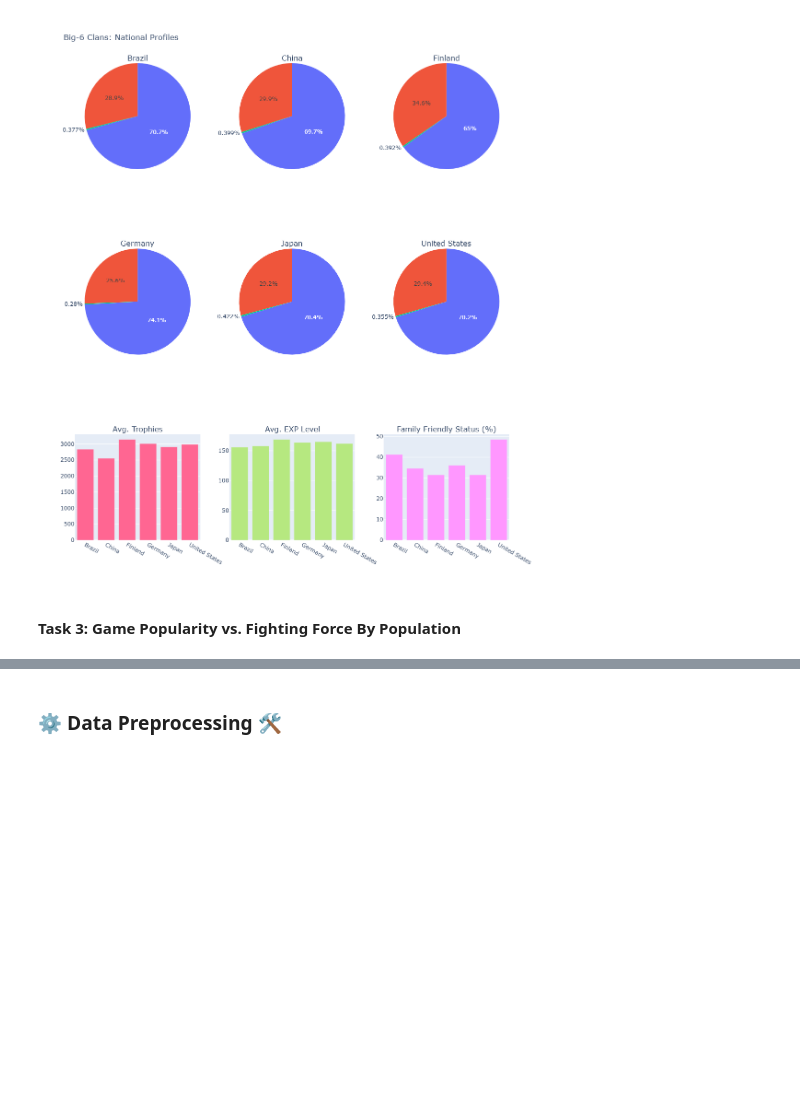
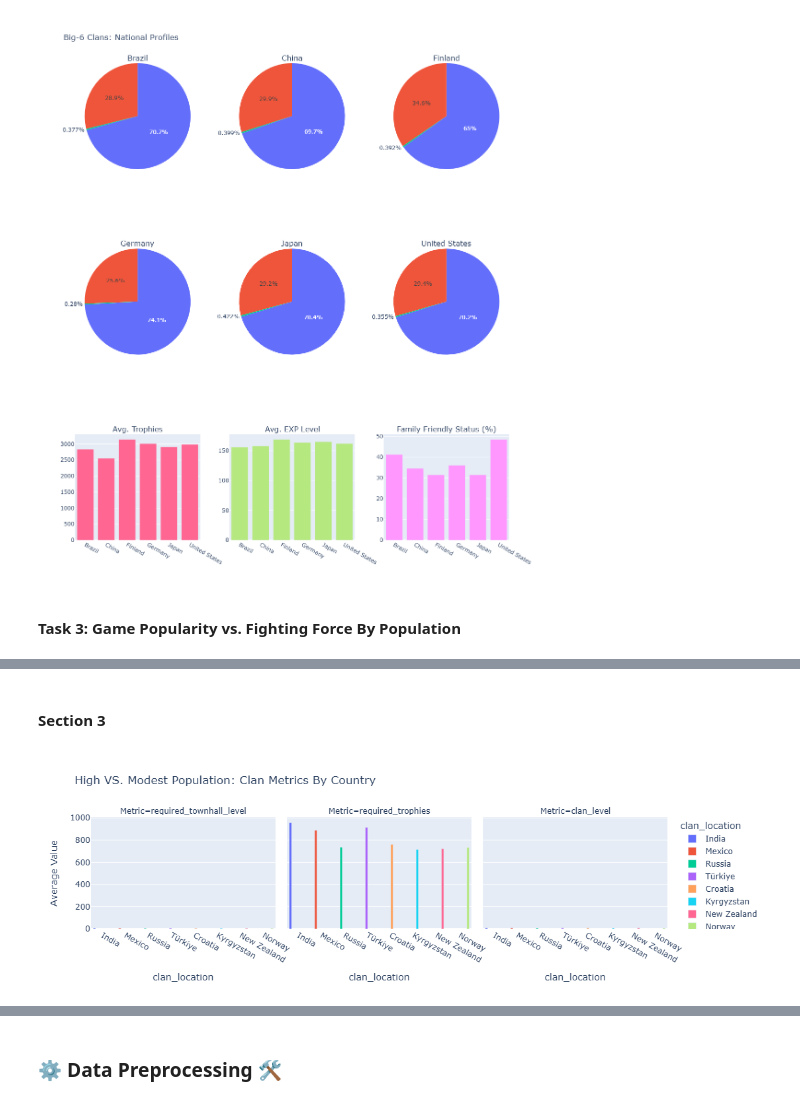
Before and after one commit to cresht2606/elune-project-eda, a Jupyter notebook: elune-project-eda.ipynb, the cells around one changed output, grey strips where cells are left out. Drawn from its saved outputs; the diff is of its cells as text; code cells hidden in the pictures; blank space fills up the shorter version.

```diff
--- a/elune-project-eda.ipynb
+++ b/elune-project-eda.ipynb
@@ -967,0 +1197,16 @@ fig.show()
+# %% [markdown]
+#### Section 3 ####
+# %%
+fig_sbs = px.bar(
+    combined_group.melt(id_vars = ["clan_location"], var_name = "Metric", value_name = "Average Value"),
+    x = "clan_location",
+    y = "Average Value",
+    color = "clan_location",
+    facet_col = "Metric",
+    barmode = "group",
+    title = "High VS. Modest Population: Clan Metrics By Country"
+)
+
+fig_sbs.show()
+# %% [output]
+[figure, added]
```
Also changed, not shown: parts of 21 cells of this notebook.
